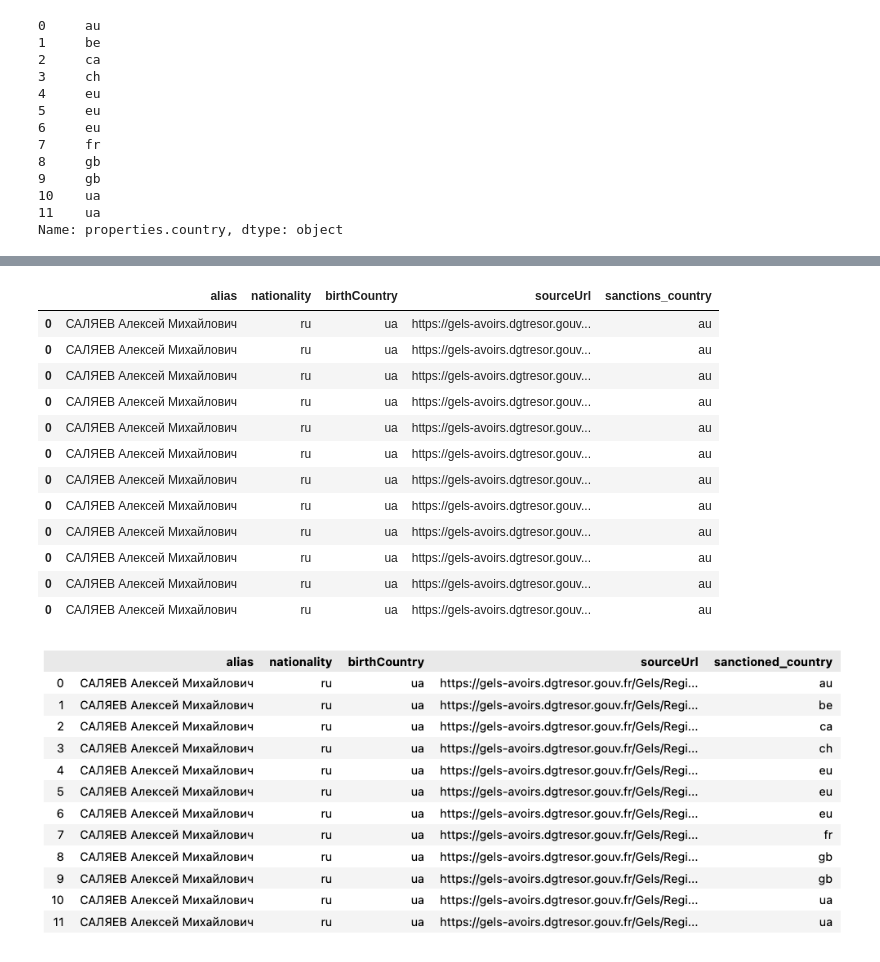
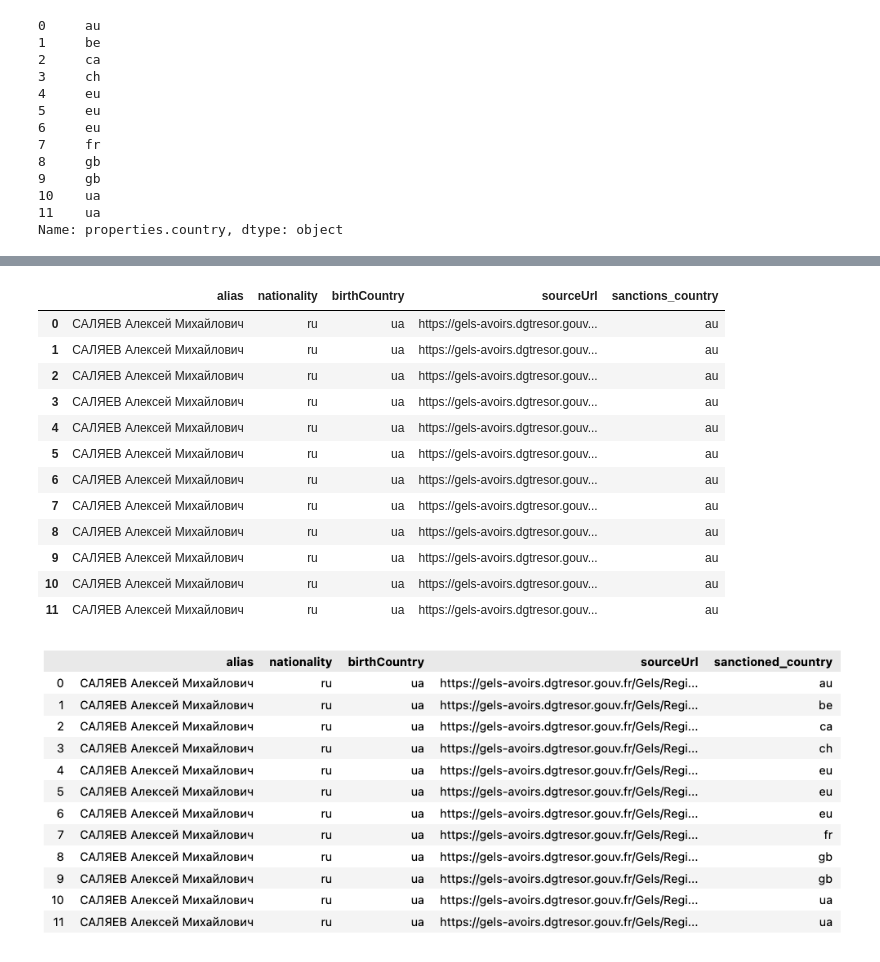
Before and after one commit to natashiblie/ds105a-2024, a Jupyter notebook: notebooks/W07-Lab-Notebook.ipynb, the cells around one changed output, grey strips where cells are left out. Saved outputs shown, nothing was run; the diff lists cells and outputs as text; code cells hidden in the pictures.

```diff
--- a/notebooks/W07-Lab-Notebook.ipynb
+++ b/notebooks/W07-Lab-Notebook.ipynb
@@ -529,22 +529,22 @@ df_sample
 | 0 | САЛЯЕВ Алексей Михайлович | ru | ua | https://gels-avoirs.dgtresor.gouv... | {'id': 'ua-nsdc-ca37f28c706151b36... | au |
 # %%
 df_sample = df_sample.drop(columns='sanctions').copy()
-# %%
-df_sample
-# %% [output]
-|  | alias | nationality | birthCountry | sourceUrl | sanctions_country |
-| 0 | САЛЯЕВ Алексей Михайлович | ru | ua | https://gels-avoirs.dgtresor.gouv... | au |
-| 0 | САЛЯЕВ Алексей Михайлович | ru | ua | https://gels-avoirs.dgtresor.gouv... | au |
-| 0 | САЛЯЕВ Алексей Михайлович | ru | ua | https://gels-avoirs.dgtresor.gouv... | au |
-| 0 | САЛЯЕВ Алексей Михайлович | ru | ua | https://gels-avoirs.dgtresor.gouv... | au |
-| 0 | САЛЯЕВ Алексей Михайлович | ru | ua | https://gels-avoirs.dgtresor.gouv... | au |
-| 0 | САЛЯЕВ Алексей Михайлович | ru | ua | https://gels-avoirs.dgtresor.gouv... | au |
-| 0 | САЛЯЕВ Алексей Михайлович | ru | ua | https://gels-avoirs.dgtresor.gouv... | au |
-| 0 | САЛЯЕВ Алексей Михайлович | ru | ua | https://gels-avoirs.dgtresor.gouv... | au |
-| 0 | САЛЯЕВ Алексей Михайлович | ru | ua | https://gels-avoirs.dgtresor.gouv... | au |
-| 0 | САЛЯЕВ Алексей Михайлович | ru | ua | https://gels-avoirs.dgtresor.gouv... | au |
-| 0 | САЛЯЕВ Алексей Михайлович | ru | ua | https://gels-avoirs.dgtresor.gouv... | au |
-| 0 | САЛЯЕВ Алексей Михайлович | ru | ua | https://gels-avoirs.dgtresor.gouv... | au |
+# %%
+df_sample.reset_index(drop=True)
+# %% [output]
+|  | alias | nationality | birthCountry | sourceUrl | sanctions_country |
+| 0 | САЛЯЕВ Алексей Михайлович | ru | ua | https://gels-avoirs.dgtresor.gouv... | au |
+| 1 | САЛЯЕВ Алексей Михайлович | ru | ua | https://gels-avoirs.dgtresor.gouv... | au |
+| 2 | САЛЯЕВ Алексей Михайлович | ru | ua | https://gels-avoirs.dgtresor.gouv... | au |
+| 3 | САЛЯЕВ Алексей Михайлович | ru | ua | https://gels-avoirs.dgtresor.gouv... | au |
+| 4 | САЛЯЕВ Алексей Михайлович | ru | ua | https://gels-avoirs.dgtresor.gouv... | au |
+| 5 | САЛЯЕВ Алексей Михайлович | ru | ua | https://gels-avoirs.dgtresor.gouv... | au |
+| 6 | САЛЯЕВ Алексей Михайлович | ru | ua | https://gels-avoirs.dgtresor.gouv... | au |
+| 7 | САЛЯЕВ Алексей Михайлович | ru | ua | https://gels-avoirs.dgtresor.gouv... | au |
+| 8 | САЛЯЕВ Алексей Михайлович | ru | ua | https://gels-avoirs.dgtresor.gouv... | au |
+| 9 | САЛЯЕВ Алексей Михайлович | ru | ua | https://gels-avoirs.dgtresor.gouv... | au |
+| 10 | САЛЯЕВ Алексей Михайлович | ru | ua | https://gels-avoirs.dgtresor.gouv... | au |
+| 11 | САЛЯЕВ Алексей Михайлович | ru | ua | https://gels-avoirs.dgtresor.gouv... | au |
 # %%
 ## Uncomment the cell below to see what your DataFrame should look like
 Image("../figures/opensanctions/df_sample_v5.png")
```
